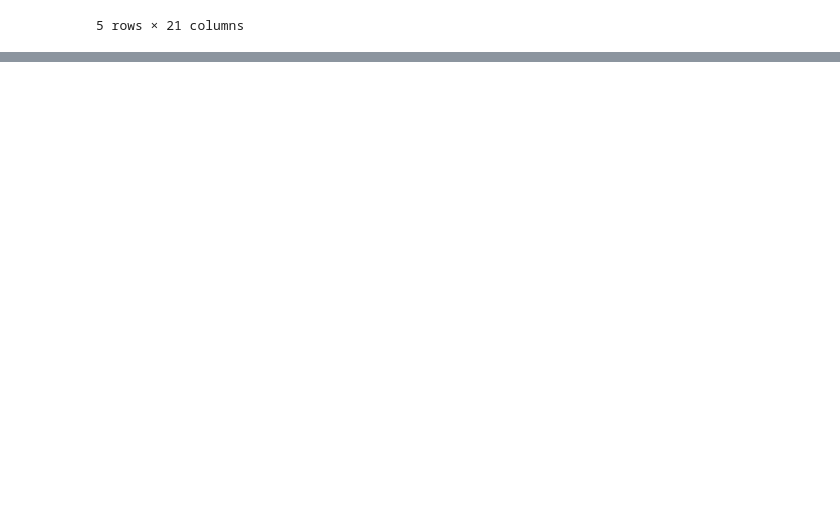
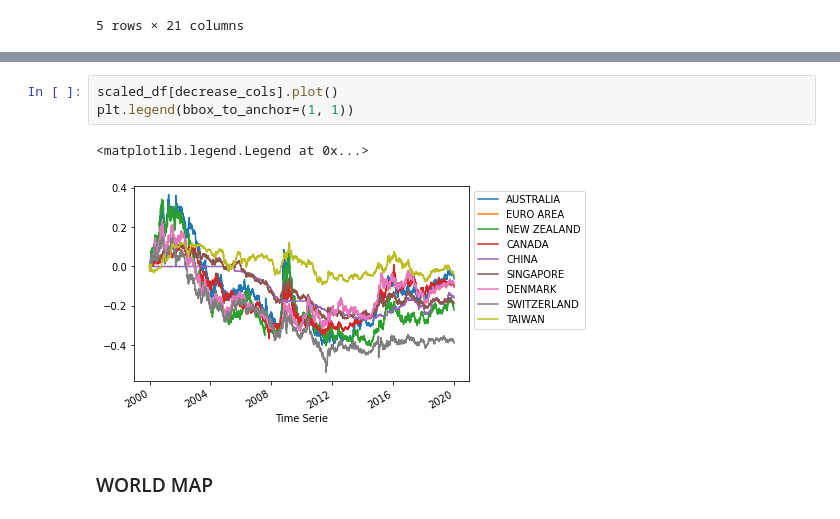
Before and after one commit to monisha-jeg/visualization_forex, a Jupyter notebook: data_viz.ipynb, the cells around one changed output, grey strips where cells are left out. Drawn from its saved outputs; the diff is of its cells as text; blank space fills up the shorter version.

```diff
--- a/data_viz.ipynb
+++ b/data_viz.ipynb
@@ -87,0 +98,8 @@ means = normalized_df.mean()
+# %%
+scaled_df[decrease_cols].plot()
+plt.legend(bbox_to_anchor=(1, 1))
+# %% [output]
+<matplotlib.legend.Legend at 0x...>
+[figure, added]
+# %% [markdown]
+### WORLD MAP
```
Also changed, not shown: parts of 9 cells of this notebook, 5 other files.
